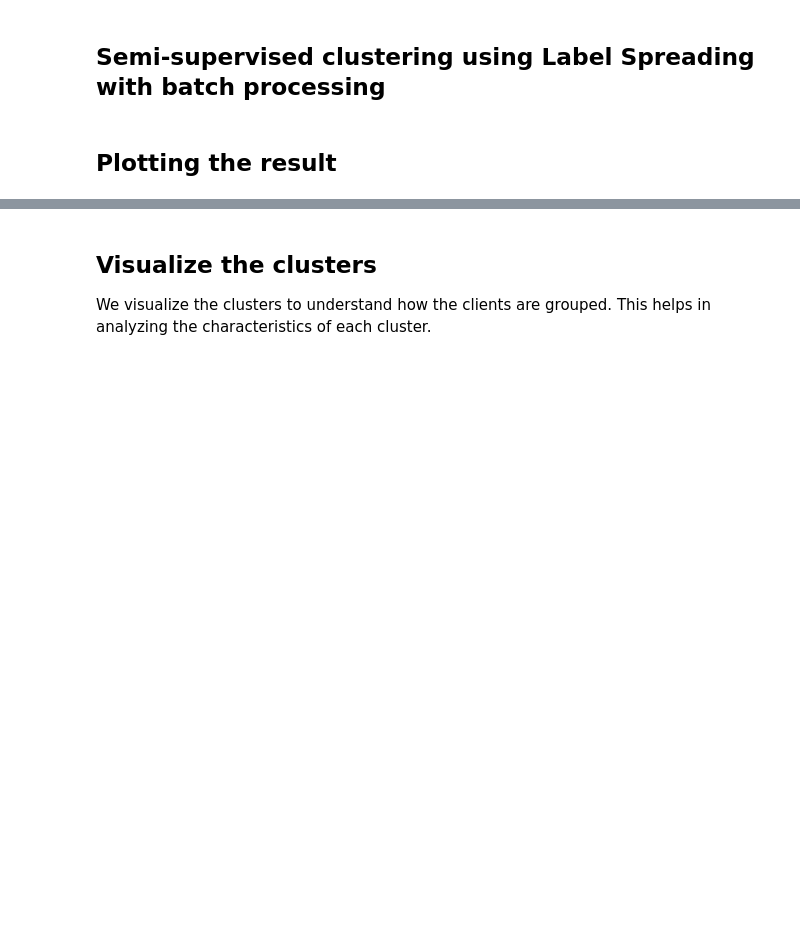
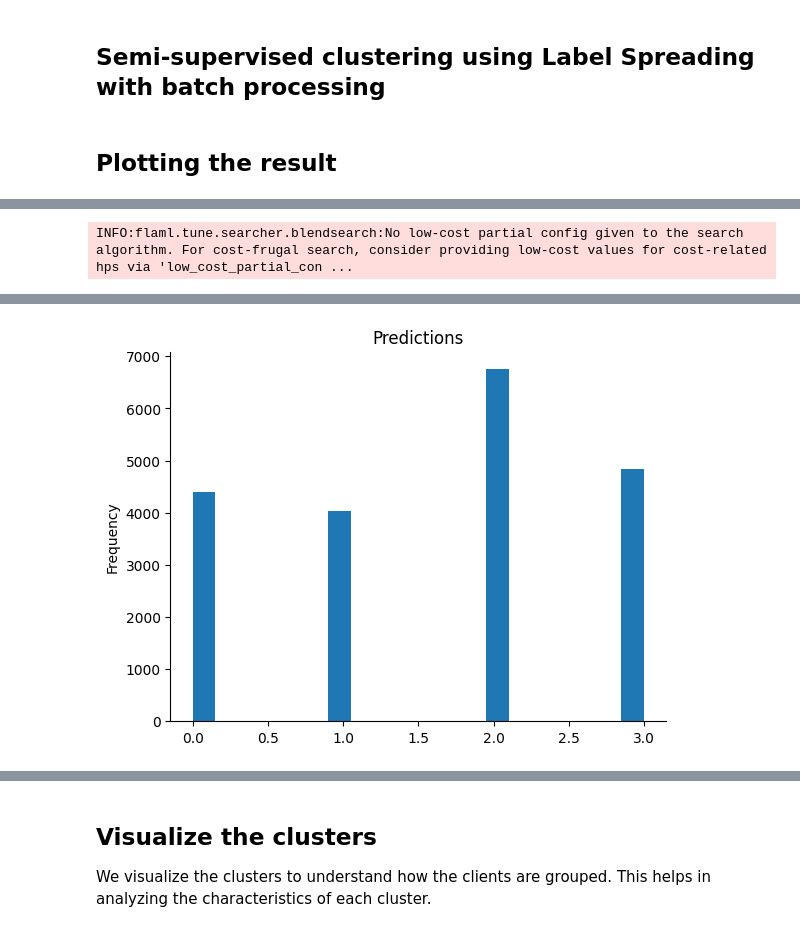
Before and after one commit to sadeqEbrahim/Excercise13, a Jupyter notebook: notebook/data_science_exam.ipynb, the cells around one changed output, grey strips where cells are left out. Saved outputs shown, nothing was run; the diff lists cells and outputs as text; code cells hidden in the pictures; blank space fills up the shorter version.

```diff
--- a/notebook/data_science_exam.ipynb
+++ b/notebook/data_science_exam.ipynb
@@ -87,6 +92,7 @@ test = pd.merge(agg_features_test, cat_counts_test.reset_index(), on='client_id'
  The test did not have some categories of expenses, so in order to ensure consistency, we need to combine the feature space of train and test
 # %%
 common_features = list(set(train.columns).intersection(set(test.columns)))
+y_train = train['bins']
 X_train = train[common_features]
 X_test = test[common_features]
 # %% [markdown]
@@ -130,0 +144,67 @@ submission.to_csv('clustered_clients.csv', index=False)
+# %%
+import numpy as np
+import xgboost as xgb
+from matplotlib import pyplot as plt
+from flaml import AutoML
+from sklearn.metrics import accuracy_score
+
+# Debug: Print shapes and indices
+print(f"X_train shape: {X_train.shape}")
+print(f"y_train shape: {y_train.shape}")
+print(f"X_test shape: {X_test.shape}")
+
+# Semi-supervised learning using LabelSpreading
+label_spread = LabelSpreading(kernel='knn', alpha=0.8)
+unlabeled_y = -1 * np.ones(X_test.shape[0])  # Initialize the labels for test data to -1
+combined_X = pd.concat([X_train, X_test])
+combined_y = pd.concat([y_train, pd.Series(unlabeled_y, index=X_test.index)])
+
+# Ensure indices alignment
+combined_X.index = combined_y.index
+
+# Debug: Print combined shapes and indices
+print(f"combined_X shape: {combined_X.shape}")
+print(f"combined_y shape: {combined_y.shape}")
+print(f"combined_X indices: {combined_X.index}")
+print(f"combined_y indices: {combined_y.index}")
+
+# Fit label spreading
+label_spread.fit(combined_X, combined_y)
+
+# Predict using label spreading on test data
+semi_supervised_y = label_spread.predict(X_test)
+
+# Split the propagated labels
+y_train_combined = combined_y.loc[X_train.index]
+y_test_combined = pd.Series(semi_supervised_y, index=X_test.index)
+
+# Ensure the number of samples in X_train and y_train match
+assert X_train.shape[0] == y_train.shape[0], "# rows in X_train must match length of y_train."
+
+# Ensure the number of samples in X_test and y_test_combined match
+assert X_test.shape[0] == y_test_combined.shape[0], "# rows in X_test must match length of y_test_combined."
+
+# Train the model using FLAML on the combined labeled data
+automl = AutoML()
+automl_settings = {
+    "time_budget": 600,  # set the time budget to 10 minutes
+    "metric": 'accuracy',
+    "task": 'classification',
+    "log_file_name": 'automl.log',
+    "n_jobs": 4,
+    "seed": 42
+}
+
+automl.fit(X_train=X_train, y_train=y_train, **automl_settings)
+
+# Predict on test data
+pred = automl.predict(X_test)
+
+# Create submission DataFrame
+submission = pd.DataFrame({'client_id': test['client_id'], 'bins': pred})
+
+# Plot the histogram of predictions
+submission['bins'].plot(kind='hist', bins=20, title='Predictions')
+plt.gca().spines[['top', 'right']].set_visible(False)
+plt.show()
+# %% [output]
@@ -130,0 +241 @@ submission.to_csv('clustered_clients.csv', index=False)
+INFO:flaml.tune.searcher.blendsearch:No low-cost partial config given to the search algorithm. For cost-frugal search, consider providing low-cost values for cost-related hps via 'low_cost_partial_con ...
@@ -130,0 +267 @@ submission.to_csv('clustered_clients.csv', index=False)
+[figure, added]
```
Also changed, not shown: parts of 8 cells of this notebook, 11 other files.
